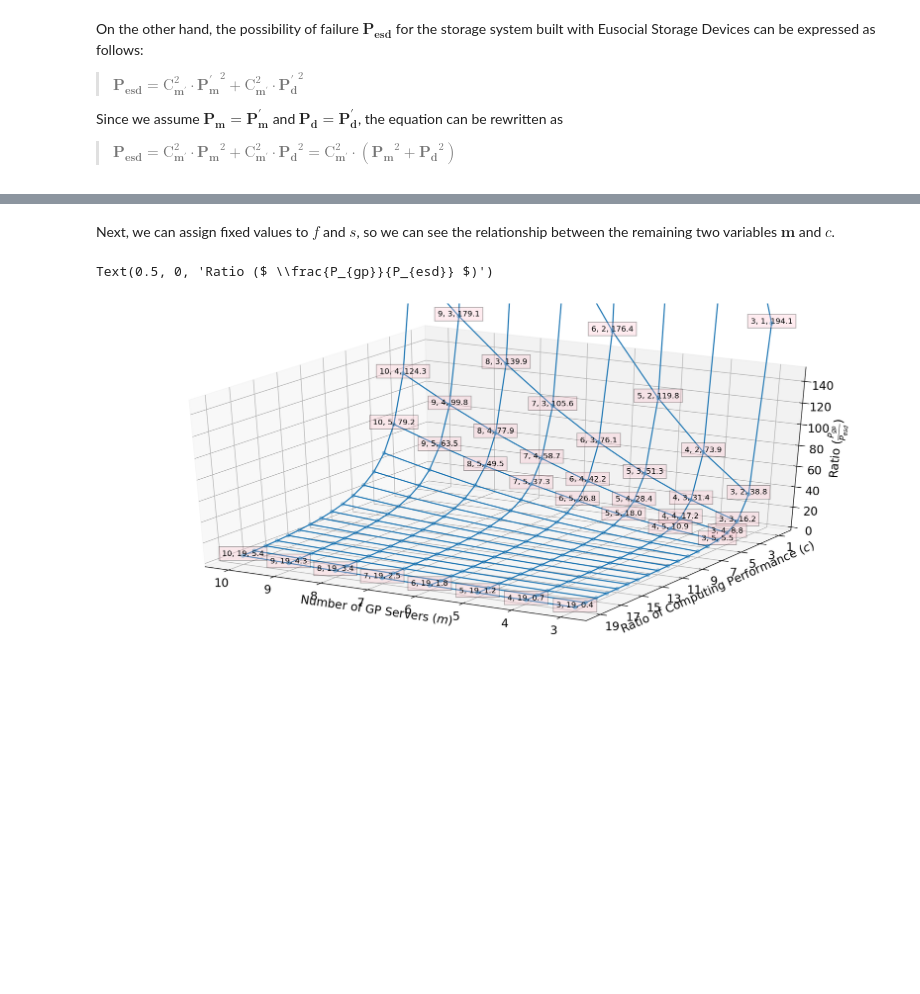
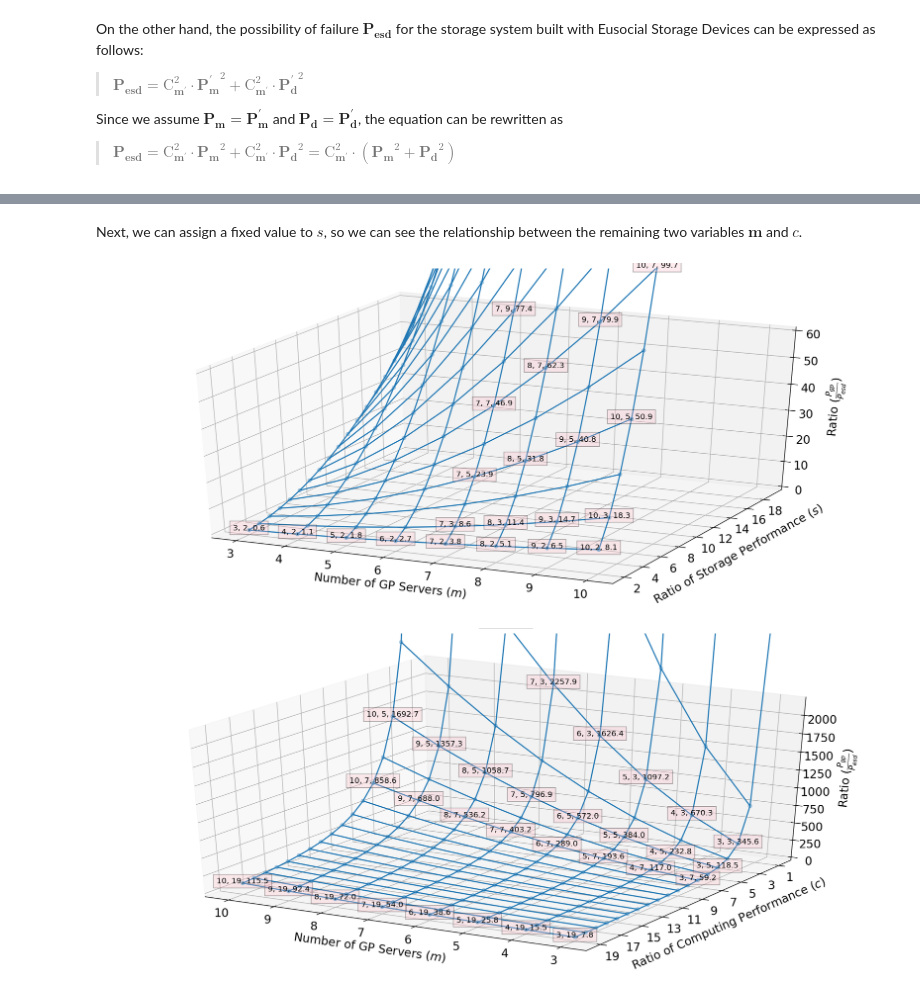
Before and after one commit to ljishen/my-notebooks, a Jupyter notebook: Analysis_of_Possibility_of_Failure.ipynb, the cells around one changed output, grey strips where cells are left out. Drawn from its saved outputs; the diff is of its cells as text; code cells hidden in the pictures; blank space fills up the shorter version.

Commit message:
Plot figures for HDD and SSD separately

```diff
--- a/Analysis_of_Possibility_of_Failure.ipynb
+++ b/Analysis_of_Possibility_of_Failure.ipynb
@@ -76,6 +76,7 @@ import numpy as np
 
 matplotlib.rcParams['figure.figsize'] = [18, 8]
 matplotlib.rcParams["font.size"] = 15
+labelpad = 10
 
 # we need at least 3 GP servers because we are doing 3-way replication
 m = np.arange(3, 11)
@@ -122,35 +122,46 @@ Text(0.5, 0, 'Ratio ($ \\frac{P_{gp}}{P_{esd}} $)')
 # %% [markdown]
-Next, we can assign fixed values to $ f $ and $ s $, so we can see the relationship between the remaining two variables $ \boldsymbol{m} $ and $ c $.
+Next, we can assign a fixed value to $ s $, so we can see the relationship between the remaining two variables $ \boldsymbol{m} $ and $ c $.
 # %%
-f = 2.5  # for hard drives
-s = 5
+def plot_m_vs_c(f, zlimits):
+    s = 24
 
-c = np.arange(1, 20)
-M, C = np.meshgrid(m, c)
+    c = np.arange(1, 20)
+    M, C = np.meshgrid(m, c)
 
-R = ratio(M, f=f, c=C, s=s)
+    R = ratio(M, f=f, c=C, s=s)
 
-ax = plt.subplot(projection='3d')
+    ax = plt.subplot(projection='3d')
 
-ax.plot_wireframe(M, C, R, cmap='viridis')
-ax.scatter3D(M, C, R)
+    ax.plot_wireframe(M, C, R, cmap='viridis')
+    ax.scatter3D(M, C, R)
 
-annotate_points = list(itertools.product(m, c[:5]))
-annotate_points.extend(itertools.product(m, c[-1:]))
+    annotate_points = list(itertools.product(m, c[:7:2]))
+    annotate_points.extend(itertools.product(m, c[-1:]))
 
-for _m, _c in annotate_points:
-    _r = ratio(_m, f, _c, s)
-    label = '%d, %d, %.1f' % (_m, _c, _r)
-    ax.text(_m, _c, _r, label, ha='center',
-            size=10, bbox=dict(facecolor='pink', alpha=0.3))
+    for _m, _c in annotate_points:
+        _r = ratio(_m, f, _c, s)
+        label = '%d, %d, %.1f' % (_m, _c, _r)
+        ax.text(_m, _c, _r, label, ha='center',
+                size=10, bbox=dict(facecolor='pink', alpha=0.3))
 
-ax.set_zlim3d([0, 150])
-ax.set_yticks(c[::2])
-ax.view_init(30, 120)
+    ax.set_zlim3d(zlimits)
+    ax.set_yticks(c[::2])
+    ax.view_init(30, 120)
 
-ax.set_xlabel(r'Number of GP Servers ($ m $)')
-ax.set_ylabel(r'Ratio of Computing Performance ($ c $)')
-ax.set_zlabel(r"Ratio ($ \frac{P_{gp}}{P_{esd}} $)")
+    ax.set_xlabel(r'Number of GP Servers ($ m $)', labelpad=labelpad * 1.5)
+    ax.set_ylabel(r'Ratio of Computing Performance ($ c $)', labelpad=labelpad * 1.5)
+    ax.set_zlabel(r"Ratio ($ \frac{P_{gp}}{P_{esd}} $)", labelpad=labelpad)
+
+    plt.show()
-# %% [output]
-Text(0.5, 0, 'Ratio ($ \\frac{P_{gp}}{P_{esd}} $)')
-[figure, removed]
+# %%
+# Vishwanath, Kashi Venkatesh, and Nachiappan Nagappan.
+#   "Characterizing cloud computing hardware reliability."
+#   Proceedings of the 1st ACM symposium on Cloud computing. 2010.
+# => "70% of all server failures is due to hard disks"
+f = 2  # for hard drives
+
+plot_m_vs_s(f, [0, 60])
+plot_m_vs_c(f, [0, 2200])
+# %% [output]
+[figure, added]
+[figure, added]
```
Also changed, not shown: parts of 5 cells of this notebook.
